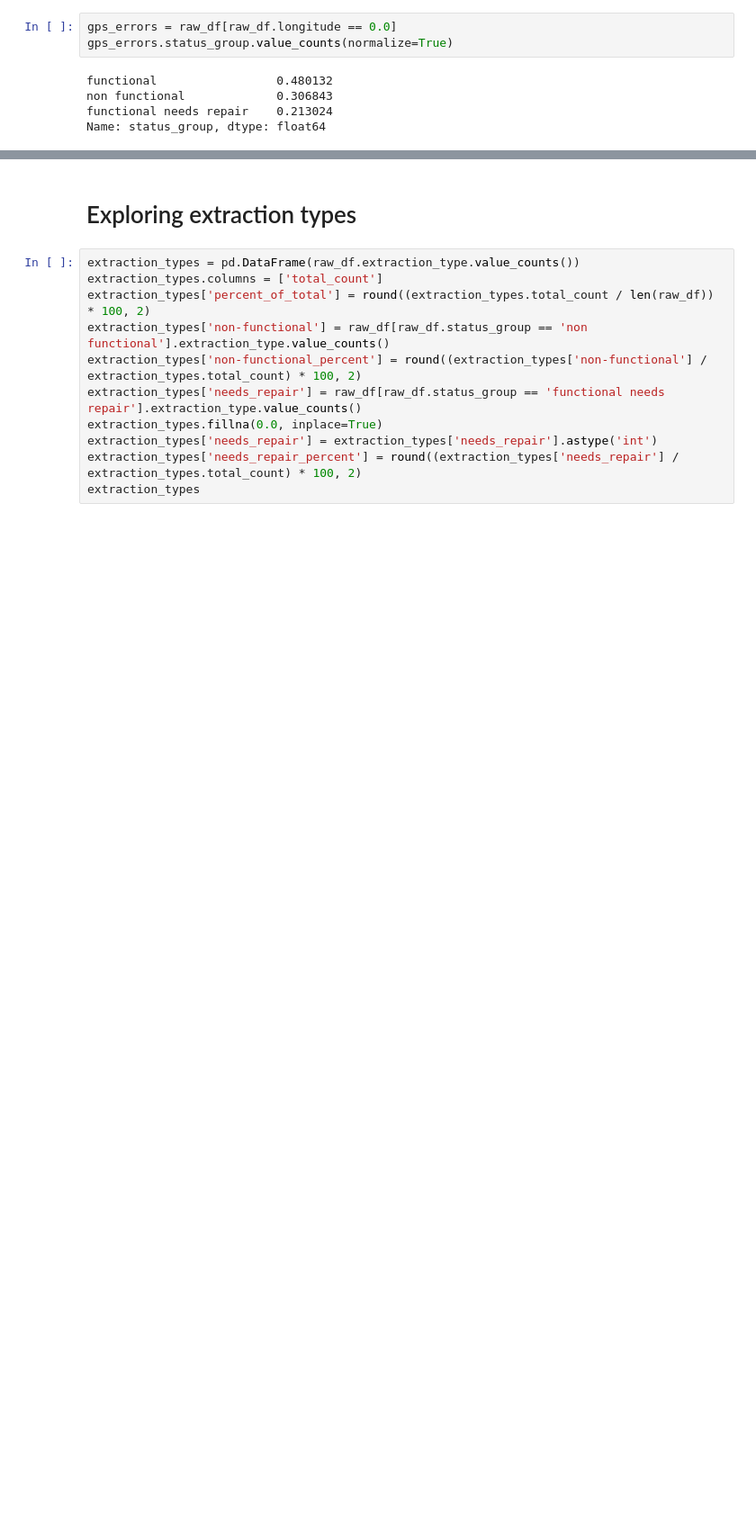
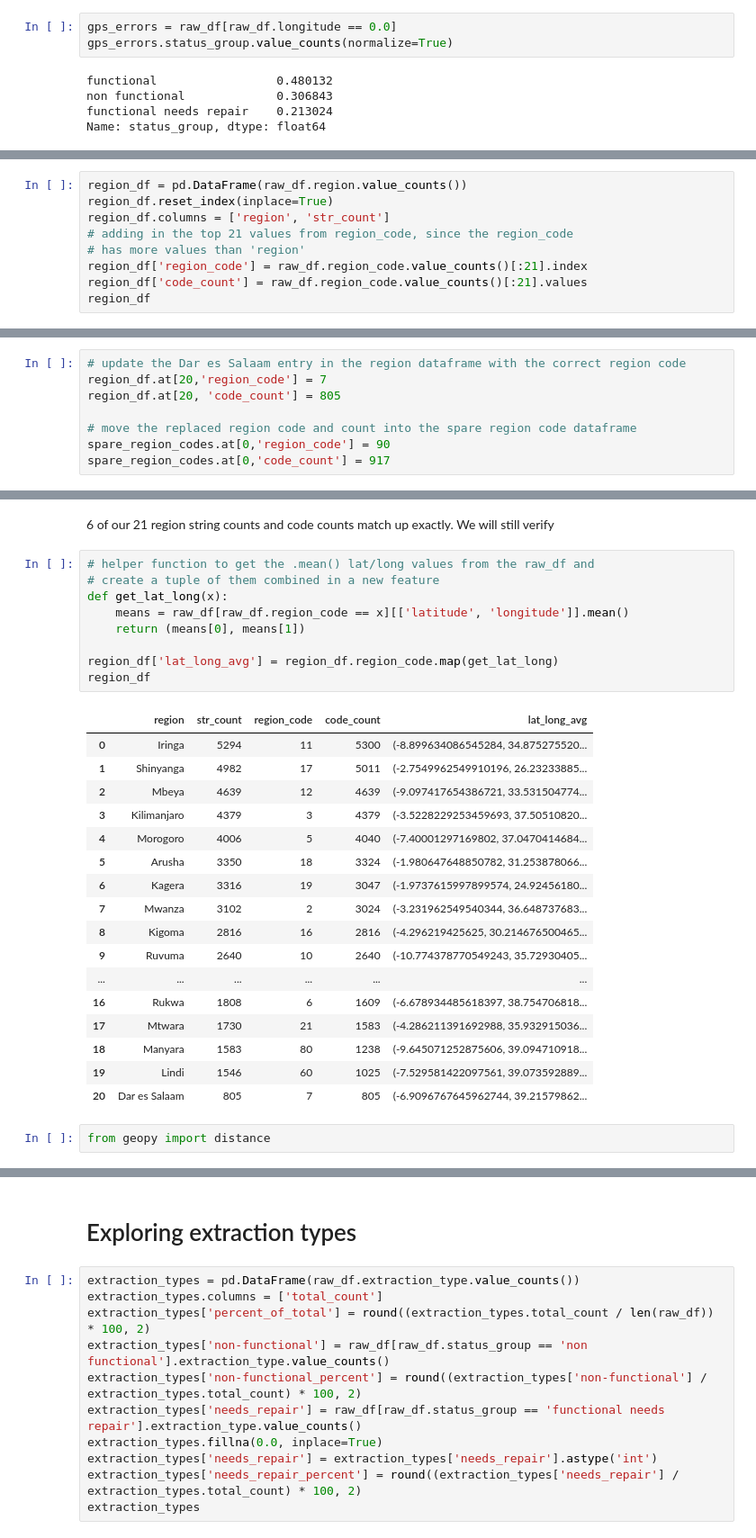
Before and after one commit to brtracy/phase_3_project, a Jupyter notebook: EDA.ipynb, the cells around one changed output, grey strips where cells are left out. Shown at 90% size. Cells and saved outputs as stored; diff of their text form; blank space fills up the shorter version.

Commit message:
continued numerical exploration
sorting through regions, still have districts

```diff
--- a/EDA.ipynb
+++ b/EDA.ipynb
@@ -553,0 +554,9 @@ gps_errors[(gps_errors.region_code == 17) & (gps_errors.district_code == 1)]
+# %%
+region_df = pd.DataFrame(raw_df.region.value_counts())
+region_df.reset_index(inplace=True)
+region_df.columns = ['region', 'str_count']
+# adding in the top 21 values from region_code, since the region_code
+# has more values than 'region'
+region_df['region_code'] = raw_df.region_code.value_counts()[:21].index
+region_df['code_count'] = raw_df.region_code.value_counts()[:21].values
+region_df
@@ -553,0 +627,8 @@ gps_errors[(gps_errors.region_code == 17) & (gps_errors.district_code == 1)]
+# %%
+# update the Dar es Salaam entry in the region dataframe with the correct region code
+region_df.at[20,'region_code'] = 7
+region_df.at[20, 'code_count'] = 805
+
+# move the replaced region code and count into the spare region code dataframe
+spare_region_codes.at[0,'region_code'] = 90
+spare_region_codes.at[0,'code_count'] = 917
@@ -553,0 +645,31 @@ gps_errors[(gps_errors.region_code == 17) & (gps_errors.district_code == 1)]
+# %% [markdown]
+6 of our 21 region string counts and code counts match up exactly. We will still verify
+# %%
+# helper function to get the .mean() lat/long values from the raw_df and
+# create a tuple of them combined in a new feature
+def get_lat_long(x):
+    means = raw_df[raw_df.region_code == x][['latitude', 'longitude']].mean()
+    return (means[0], means[1])
+
+region_df['lat_long_avg'] = region_df.region_code.map(get_lat_long)
+region_df
+# %% [output]
+|  | region | str_count | region_code | code_count | lat_long_avg |
+| 0 | Iringa | 5294 | 11 | 5300 | (-8.899634086545284, 34.875275520... |
+| 1 | Shinyanga | 4982 | 17 | 5011 | (-2.7549962549910196, 26.23233885... |
+| 2 | Mbeya | 4639 | 12 | 4639 | (-9.097417654386721, 33.531504774... |
+| 3 | Kilimanjaro | 4379 | 3 | 4379 | (-3.5228229253459693, 37.50510820... |
+| 4 | Morogoro | 4006 | 5 | 4040 | (-7.40001297169802, 37.0470414684... |
+| 5 | Arusha | 3350 | 18 | 3324 | (-1.980647648850782, 31.253878066... |
+| 6 | Kagera | 3316 | 19 | 3047 | (-1.9737615997899574, 24.92456180... |
+| 7 | Mwanza | 3102 | 2 | 3024 | (-3.231962549540344, 36.648737683... |
+| 8 | Kigoma | 2816 | 16 | 2816 | (-4.296219425625, 30.214676500465... |
+| 9 | Ruvuma | 2640 | 10 | 2640 | (-10.774378770549243, 35.72930405... |
+| ... | ... | ... | ... | ... | ... |
+| 16 | Rukwa | 1808 | 6 | 1609 | (-6.678934485618397, 38.754706818... |
+| 17 | Mtwara | 1730 | 21 | 1583 | (-4.286211391692988, 35.932915036... |
+| 18 | Manyara | 1583 | 80 | 1238 | (-9.645071252875606, 39.094710918... |
+| 19 | Lindi | 1546 | 60 | 1025 | (-7.529581422097561, 39.073592889... |
+| 20 | Dar es Salaam | 805 | 7 | 805 | (-6.9096767645962744, 39.21579862... |
+# %%
+from geopy import distance
```
Also changed, not shown: parts of 30 cells of this notebook.
